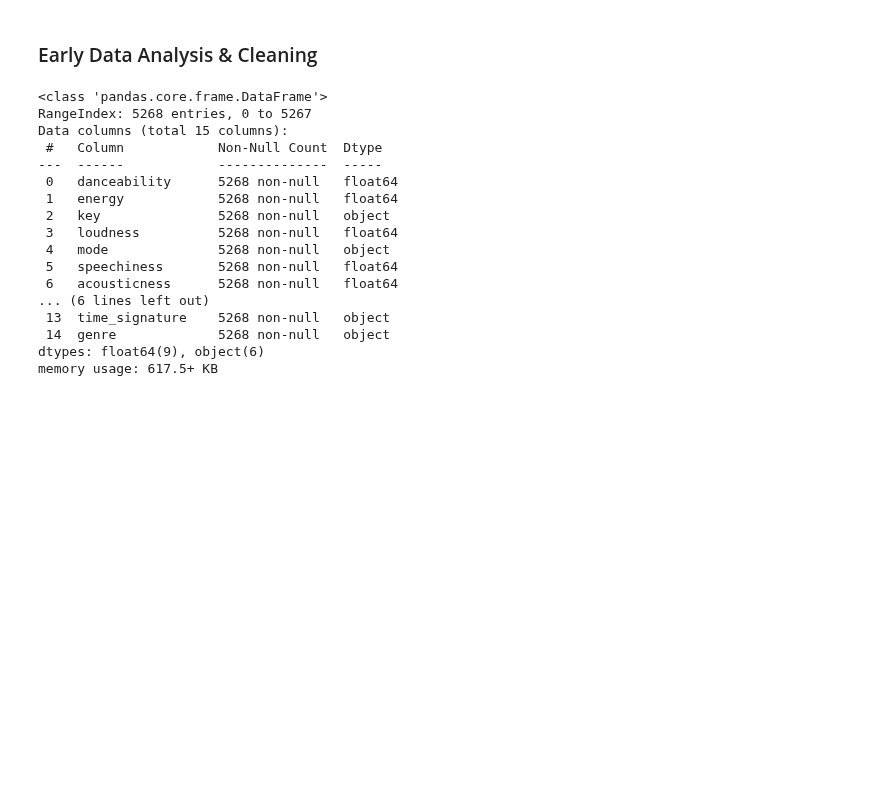
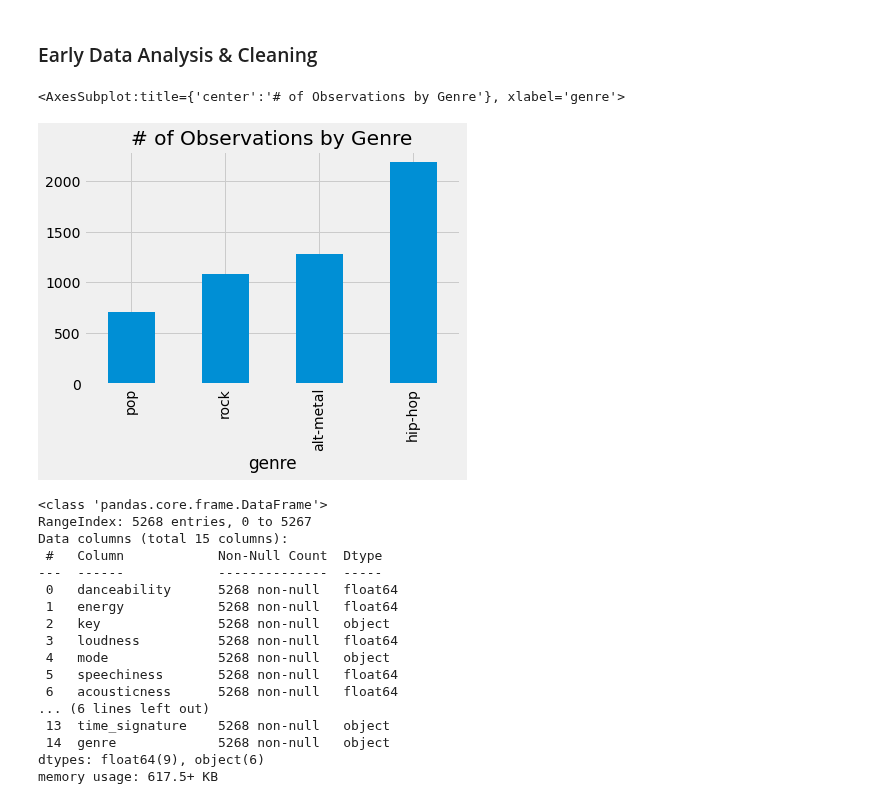
Before and after one commit to Hadryan/Music-Recommendation-System-24, a Jupyter notebook: Notebook-1-Cleaning-Preprocessing.ipynb, the cells around one changed output. Drawn from its saved outputs; the diff is of its cells as text; code cells hidden in the pictures; blank space fills up the shorter version.

Commit message:
Add visualization of class imbalance

```diff
--- a/Notebook-1-Cleaning-Preprocessing.ipynb
+++ b/Notebook-1-Cleaning-Preprocessing.ipynb
@@ -154,6 +154,11 @@ all_songs = hiphop_songs.append([pop_songs, rock_songs, alt_metal_songs], ignore
 all_songs.drop(['type', 'uri', 'track_href', 'analysis_url'], axis = 1, inplace = True)
 # %% [markdown]
 ### Early Data Analysis & Cleaning
+# %%
+all_songs.groupby('genre').id.count().sort_values().plot(kind="bar", title="# of Observations by Genre")
+# %% [output]
+<AxesSubplot:title={'center':'# of Observations by Genre'}, xlabel='genre'>
+[figure, added]
 # %%
 all_songs.info()
 # %% [output]
```
